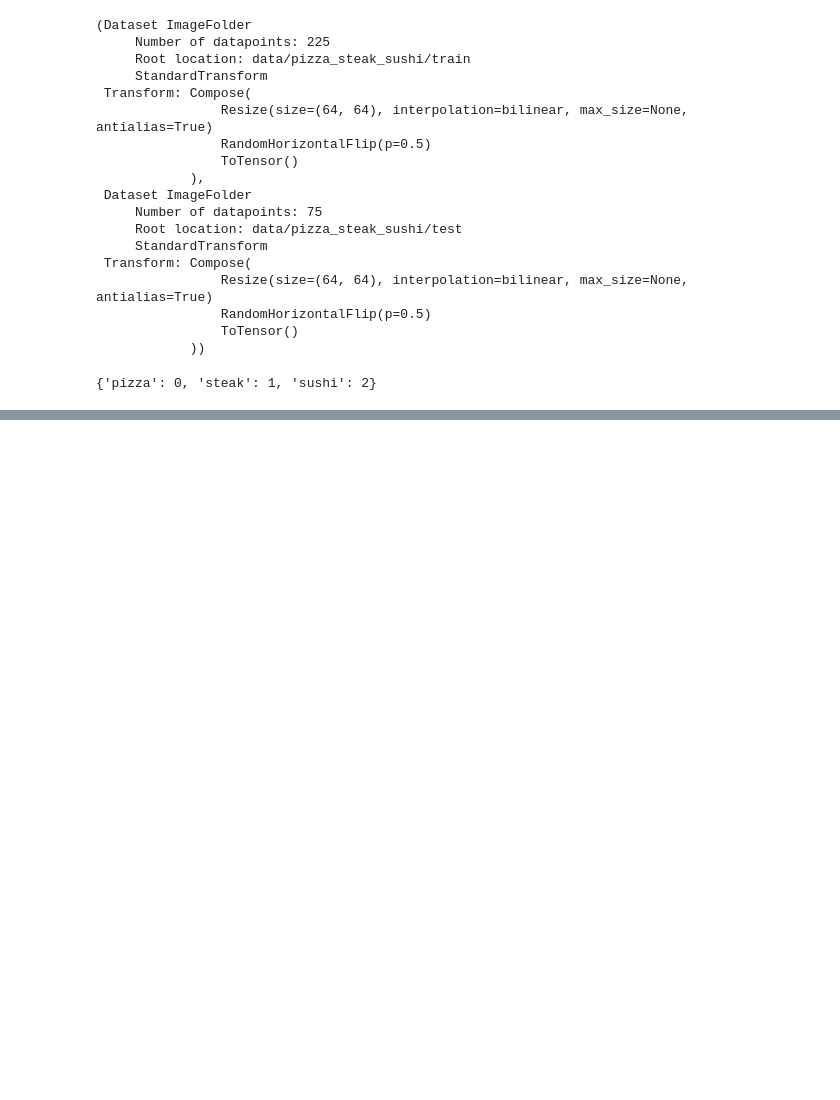
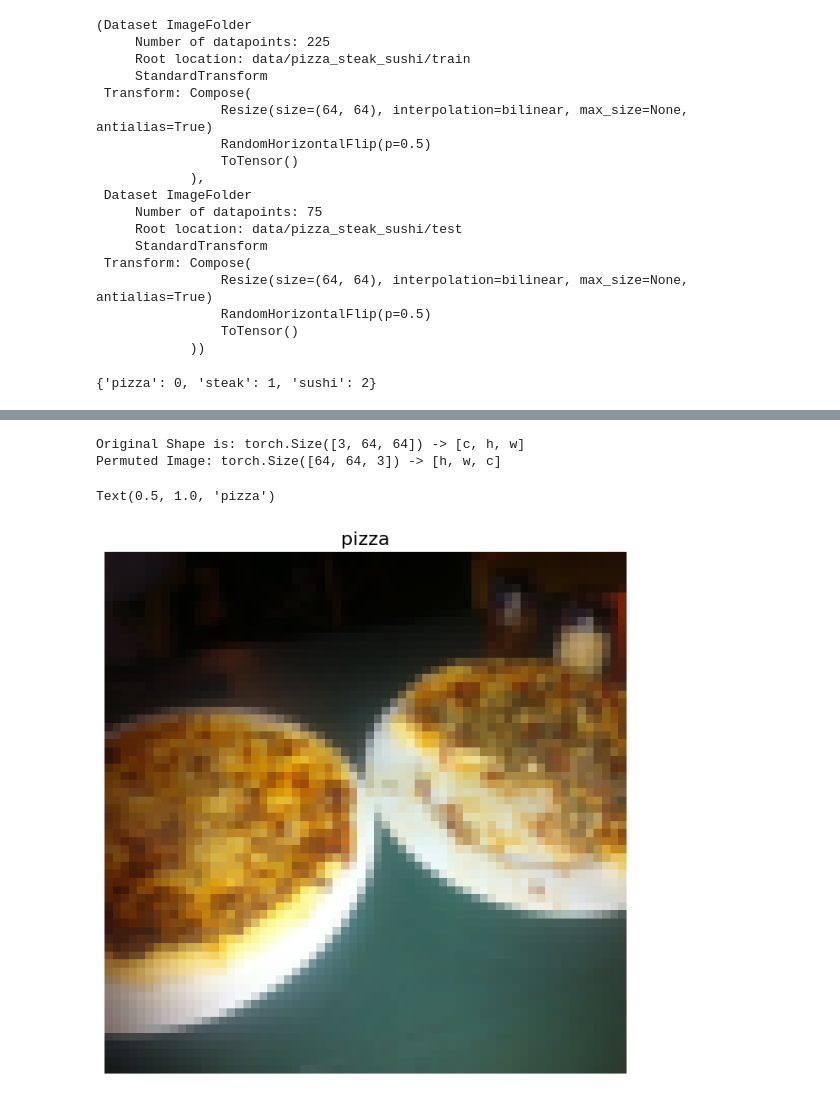
Before and after one commit to Naga-SDonepudi/PyTorch_HandsOn, a Jupyter notebook: 5_custom_datasets_pytorch.ipynb, the cells around one changed output, grey strips where cells are left out. Drawn from its saved outputs; the diff is of its cells as text; code cells hidden in the pictures; blank space fills up the shorter version.

```diff
--- a/5_custom_datasets_pytorch.ipynb
+++ b/5_custom_datasets_pytorch.ipynb
@@ -230,3 +230,6 @@ class_dict = train_data.class_to_idx
 class_dict
 # %% [output]
 {'pizza': 0, 'steak': 1, 'sushi': 2}
+# %%
+class_names = train_data.classes
+class_names
@@ -232,0 +242,9 @@ class_dict
+# %%
+## Getting a single image and label using index on train_data
+img, label = train_data[0][0], train_data[0][1]
+print(f"Image Tensor: {img}")
+print(f"Image Shape: {img.shape}")
+print(f"Image Datatype: {img.dtype}")
+print(f"Image Label: {label}")
+print(class_names[label])
+print(f"Label Datatype: {type(label)}")
@@ -232,0 +269,16 @@ class_dict
+# %%
+img_permute = img.permute(1,2,0)
+
+print(f"Original Shape is: {img.shape} -> [c, h, w]")
+print(f"Permuted Image: {img_permute.shape} -> [h, w, c]")
+
+#Plotting
+plt.figure(figsize=(10, 8))
+plt.imshow(img_permute)
+plt.axis("off")
+plt.title(class_names[label], fontsize=16)
+# %% [output]
+Original Shape is: torch.Size([3, 64, 64]) -> [c, h, w]
+Permuted Image: torch.Size([64, 64, 3]) -> [h, w, c]
+Text(0.5, 1.0, 'pizza')
+[figure, added]
```
Also changed, not shown: parts of 26 cells of this notebook.
